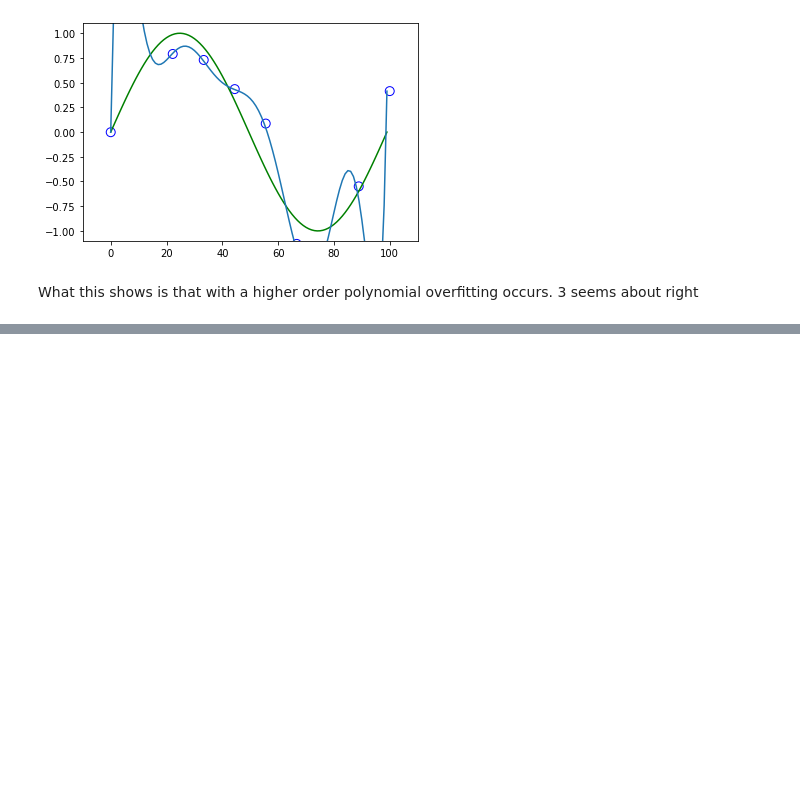
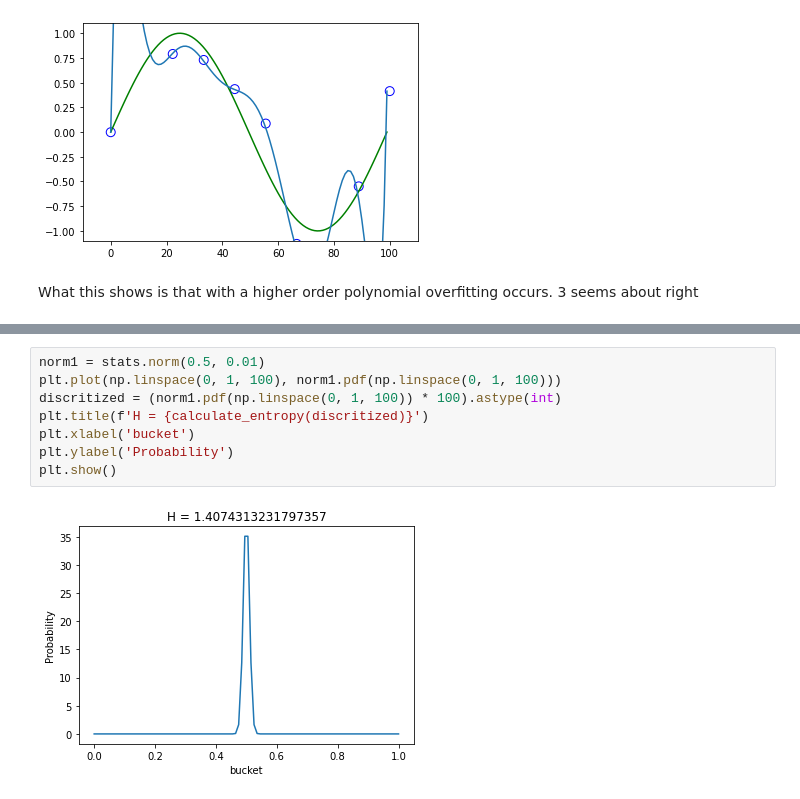
Before and after one commit to wouterMostard/PRML, a Jupyter notebook: Chapter 1 Introduction.ipynb, the cells around one changed output, grey strips where cells are left out. Cells and saved outputs as stored; diff of their text form; blank space fills up the shorter version.

Commit message:
Add entropy

```diff
--- a/Chapter 1 Introduction.ipynb
+++ b/Chapter 1 Introduction.ipynb
@@ -99,0 +134,10 @@ What this shows is that with a higher order polynomial overfitting occurs. 3 see
+# %%
+norm1 = stats.norm(0.5, 0.01)
+plt.plot(np.linspace(0, 1, 100), norm1.pdf(np.linspace(0, 1, 100)))
+discritized = (norm1.pdf(np.linspace(0, 1, 100)) * 100).astype(int)
+plt.title(f'H = {calculate_entropy(discritized)}')
+plt.xlabel('bucket')
+plt.ylabel('Probability')
+plt.show()
+# %% [output]
+[figure, added]
```
Also changed, not shown: parts of 4 cells of this notebook.
